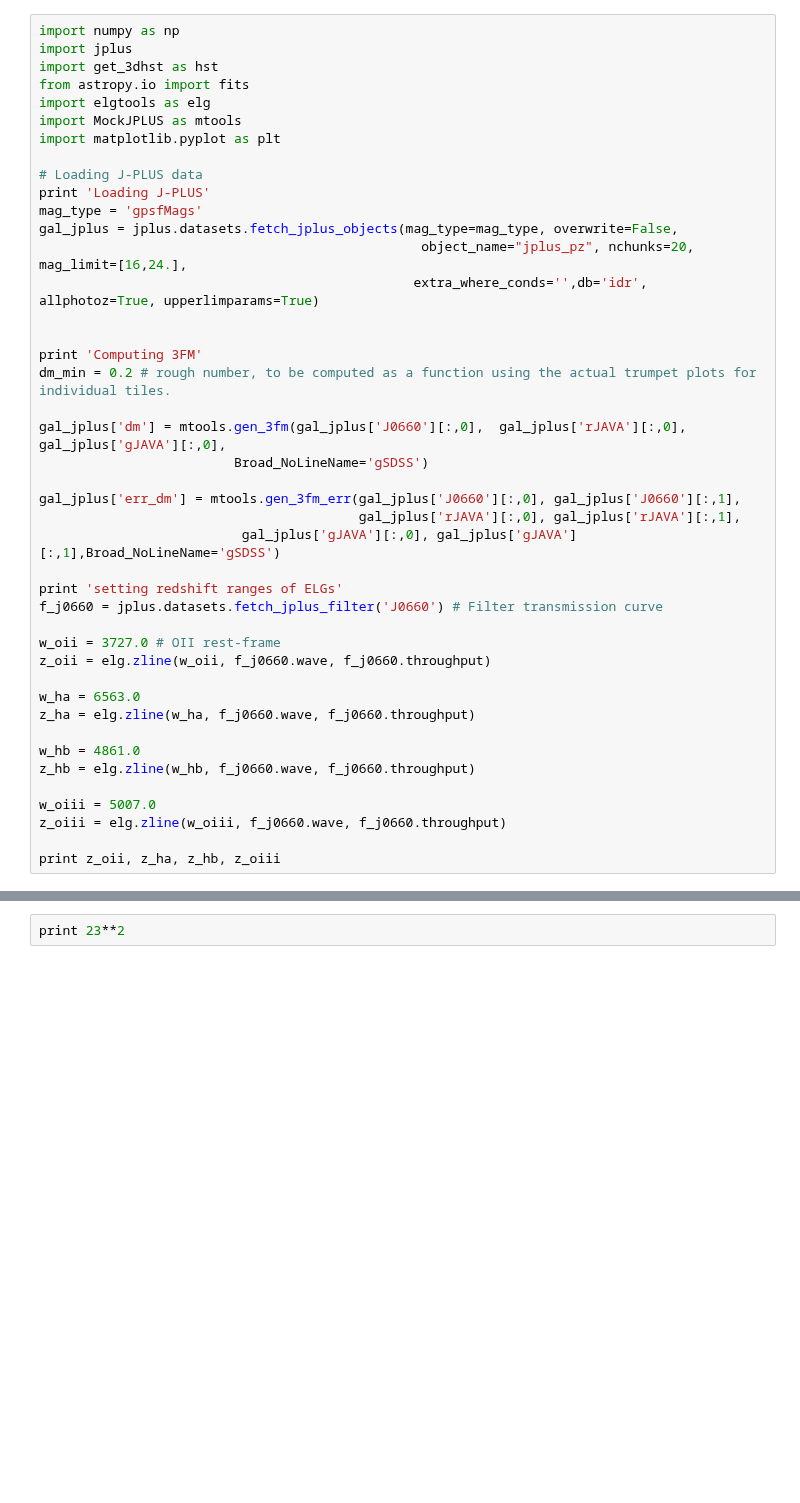
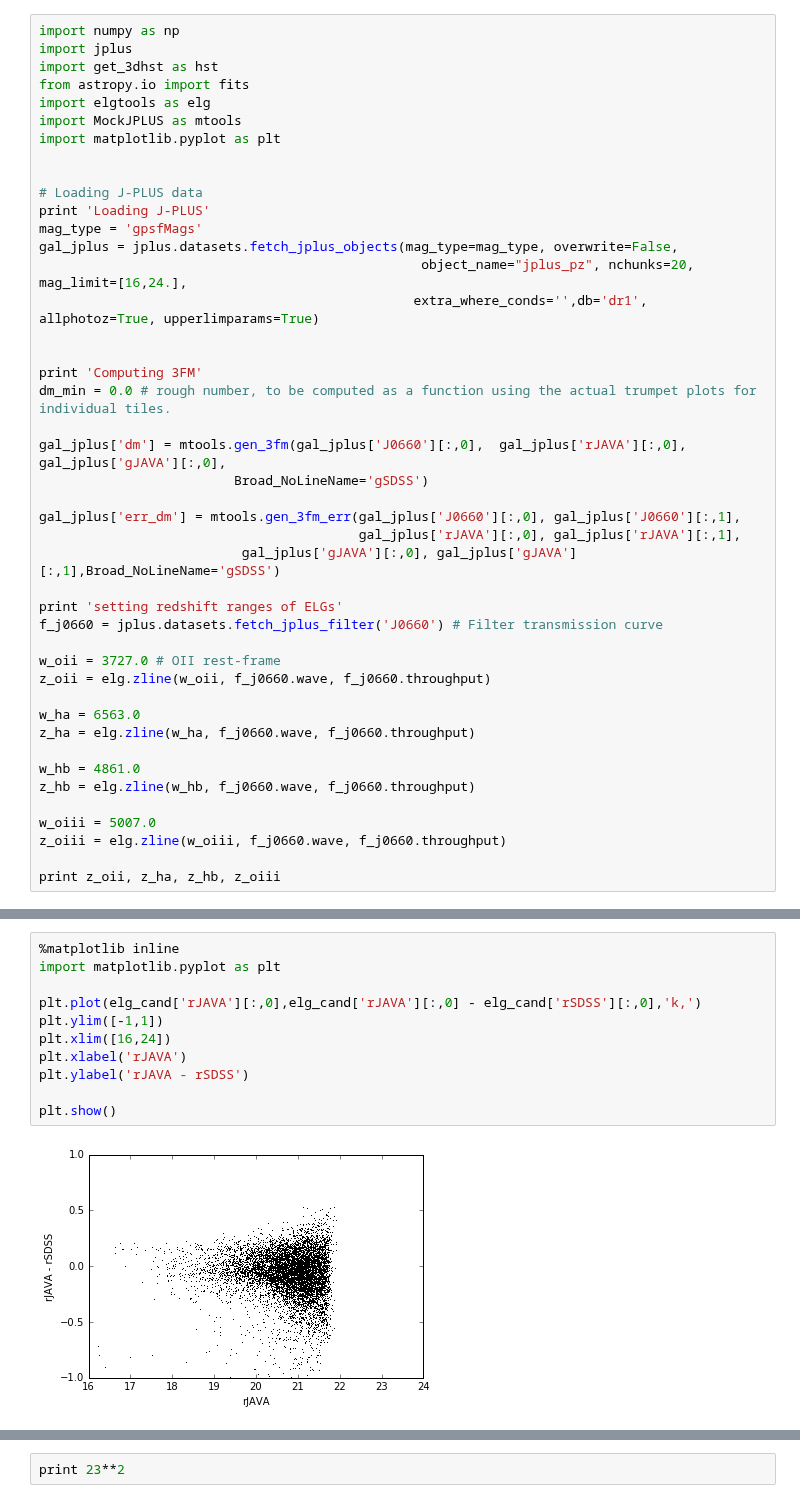
Before and after one commit to aaorsi/ELG_analysis, a Jupyter notebook: learn_ELGz.ipynb, the cells around one changed output, grey strips where cells are left out. Saved outputs shown, nothing was run; the diff lists cells and outputs as text; blank space fills up the shorter version.

```diff
--- a/learn_ELGz.ipynb
+++ b/learn_ELGz.ipynb
@@ -7,16 +7,17 @@ import elgtools as elg
 import MockJPLUS as mtools
 import matplotlib.pyplot as plt
 
+
 # Loading J-PLUS data
 print 'Loading J-PLUS'
 mag_type = 'gpsfMags'
 gal_jplus = jplus.datasets.fetch_jplus_objects(mag_type=mag_type, overwrite=False,
                                                  object_name="jplus_pz", nchunks=20, mag_limit=[16,24.],
-                                                extra_where_conds='',db='idr', allphotoz=True, upperlimparams=True)
+                                                extra_where_conds='',db='dr1', allphotoz=True, upperlimparams=True)
 
 
 print 'Computing 3FM'
-dm_min = 0.2 # rough number, to be computed as a function using the actual trumpet plots for individual tiles.
+dm_min = 0.0 # rough number, to be computed as a function using the actual trumpet plots for individual tiles.
 
 gal_jplus['dm'] = mtools.gen_3fm(gal_jplus['J0660'][:,0],  gal_jplus['rJAVA'][:,0], gal_jplus['gJAVA'][:,0],
                          Broad_NoLineName='gSDSS')
@@ -52,3 +171,16 @@ j-plus [INFO]: Fetching  J-PLUS filters
+# %%
+%matplotlib inline
+import matplotlib.pyplot as plt
+
+plt.plot(elg_cand['rJAVA'][:,0],elg_cand['rJAVA'][:,0] - elg_cand['rSDSS'][:,0],'k,')
+plt.ylim([-1,1])
+plt.xlim([16,24])
+plt.xlabel('rJAVA')
+plt.ylabel('rJAVA - rSDSS')
+
+plt.show()
+# %% [output]
+[figure, added]
 # %%
 print 'Loading 3D-HST and DEEP2'
 # Loading 3D-HST and DEEP2 DR4 data
```
Also changed, not shown: parts of 17 cells of this notebook, 2 other files.
